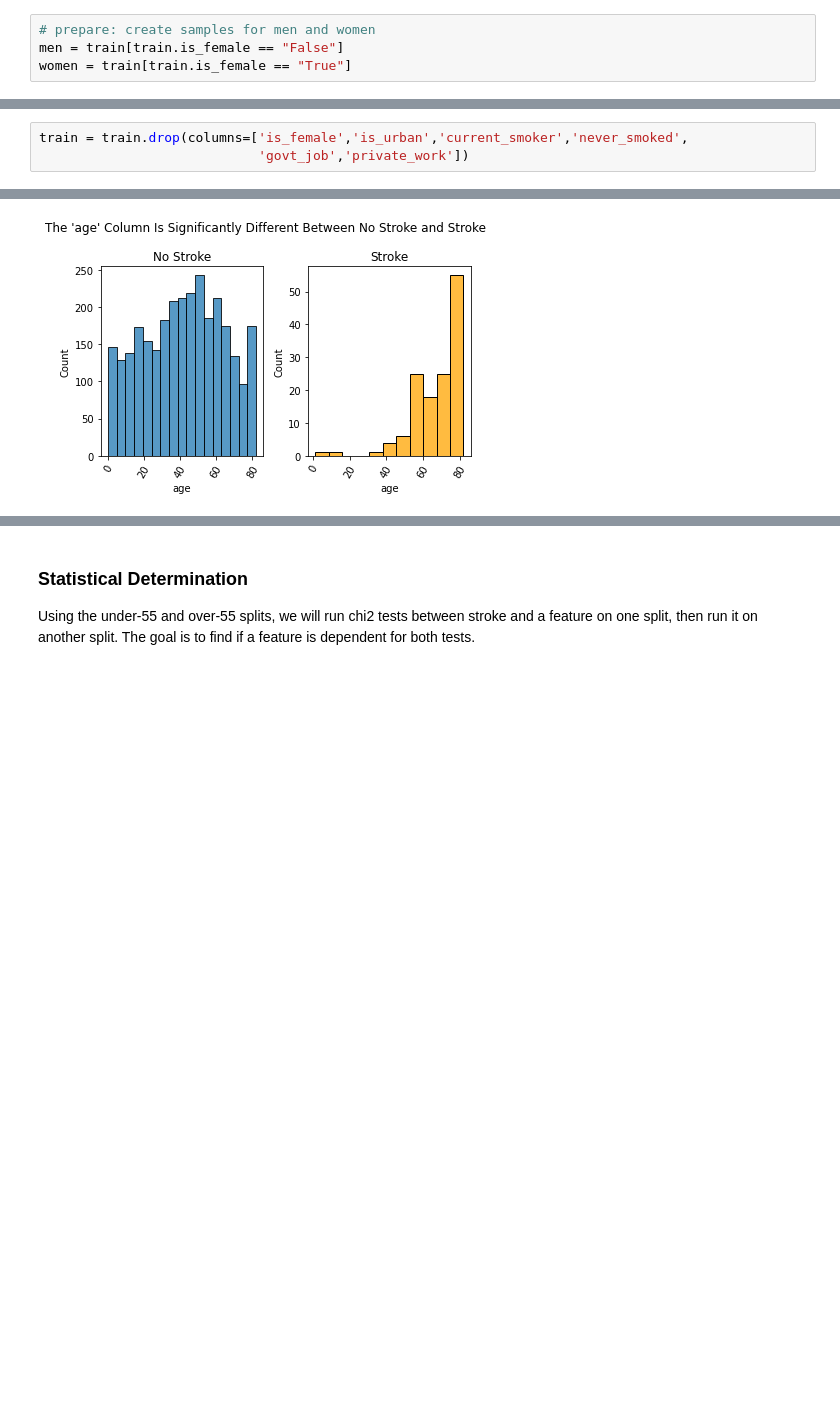
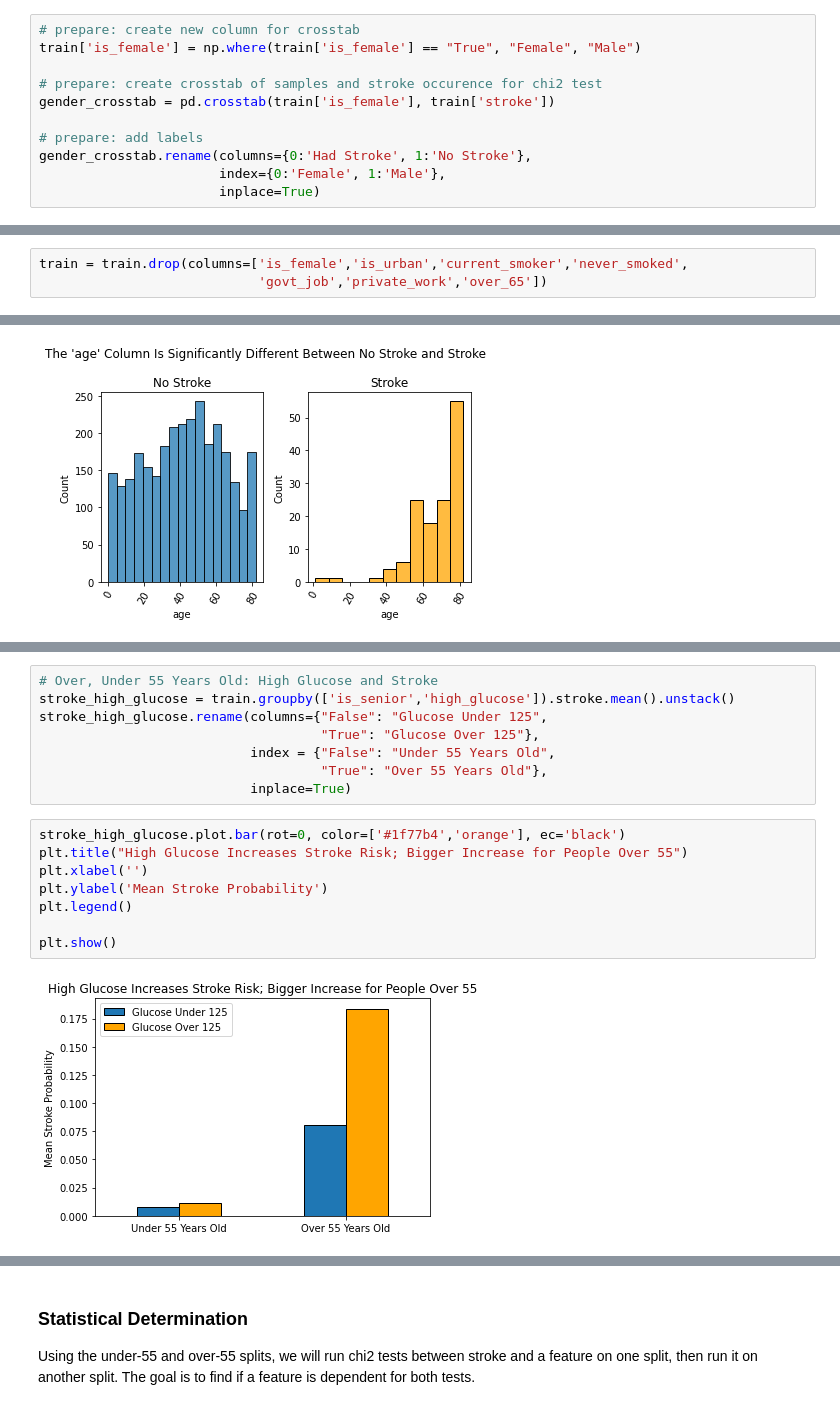
Before and after one commit to stroke-predictors/germain-capstone-stoke-prediction, a Jupyter notebook: final_notebook.ipynb, the cells around one changed output, grey strips where cells are left out. Cells and saved outputs as stored; diff of their text form; blank space fills up the shorter version.

```diff
--- a/final_notebook.ipynb
+++ b/final_notebook.ipynb
@@ -269,7 +262,14 @@ Index(['stroke', 'age', 'age_range', 'is_senior', 'bmi', 'bmi_range',
 > - $H_a$ : Men are more at risk for stroke than women.
 > - Confidence interval is 95%
 # %%
-# prepare: create samples for men and women
-men = train[train.is_female == "False"]
-women = train[train.is_female == "True"]
+# prepare: create new column for crosstab
+train['is_female'] = np.where(train['is_female'] == "True", "Female", "Male")
+
+# prepare: create crosstab of samples and stroke occurence for chi2 test
+gender_crosstab = pd.crosstab(train['is_female'], train['stroke'])
+
+# prepare: add labels
+gender_crosstab.rename(columns={0:'Had Stroke', 1:'No Stroke'},
+                       index={0:'Female', 1:'Male'},
+                       inplace=True)
 # %%
@@ -386,7 +392,7 @@ Remove:
 - private_work
 # %%
 train = train.drop(columns=['is_female','is_urban','current_smoker','never_smoked',
-                            'govt_job','private_work'])
+                            'govt_job','private_work','over_65'])
 # %% [markdown]
 ## Age May Drive Other Features
 The 'age' column has a significant difference in distribution between no-stroke and stroke. The team suspects that **age may be driving stroke occurence and also driving other features.** It's possible that some features may not drive stroke occurence- only appear to do so because they are being driven by age, which (likely) is driving stroke.
@@ -430,0 +424,18 @@ for col in train.drop(columns='smoking_status').columns[7:]:
+# %%
+# Over, Under 55 Years Old: High Glucose and Stroke
+stroke_high_glucose = train.groupby(['is_senior','high_glucose']).stroke.mean().unstack()
+stroke_high_glucose.rename(columns={"False": "Glucose Under 125",
+                                    "True": "Glucose Over 125"},
+                           index = {"False": "Under 55 Years Old",
+                                    "True": "Over 55 Years Old"},
+                           inplace=True)
+# %%
+stroke_high_glucose.plot.bar(rot=0, color=['#1f77b4','orange'], ec='black')
+plt.title("High Glucose Increases Stroke Risk; Bigger Increase for People Over 55")
+plt.xlabel('')
+plt.ylabel('Mean Stroke Probability')
+plt.legend()
+
+plt.show()
+# %% [output]
+[figure, added]
```
Also changed, not shown: parts of 39 cells of this notebook.
